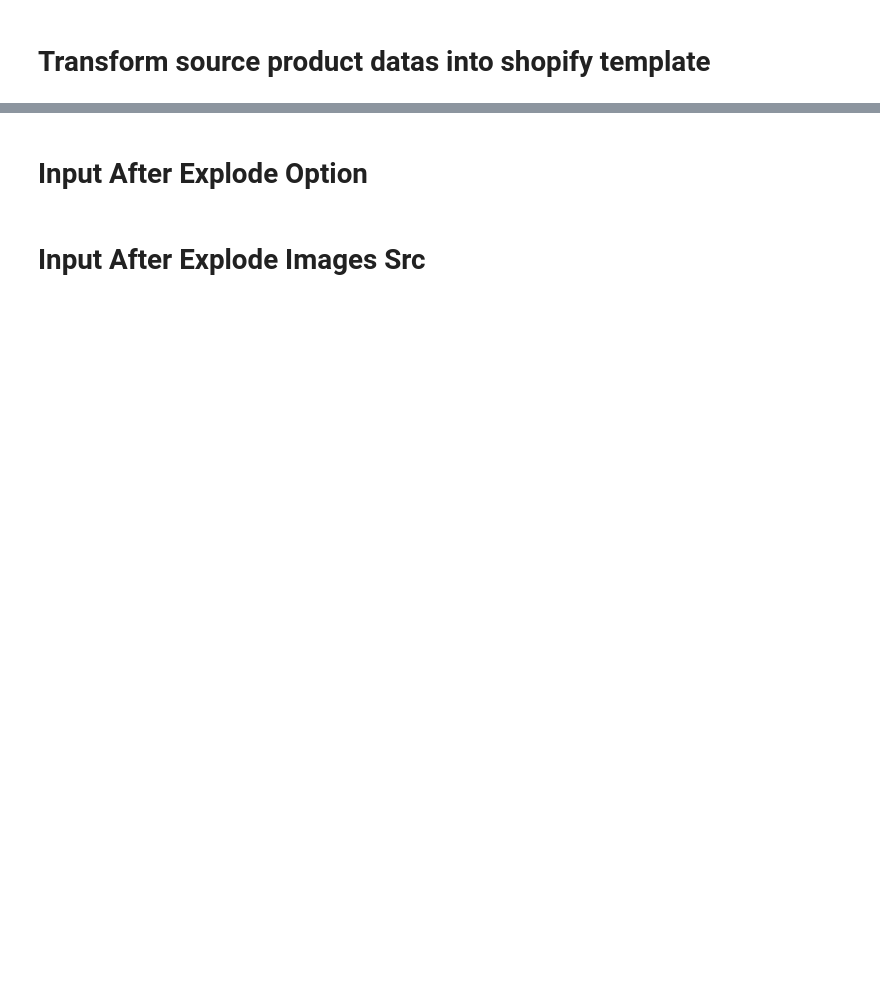
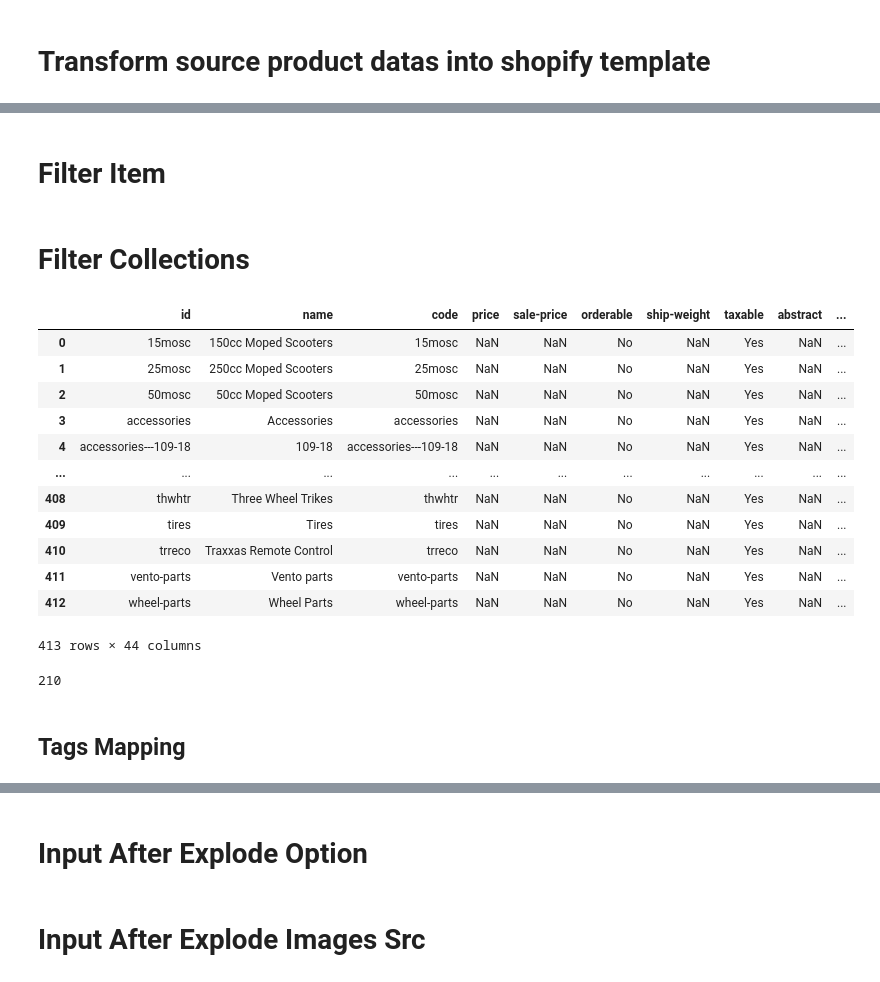
Before and after one commit to HaritsAcheiz/gasscooters, a Jupyter notebook: gasscooter_to_shopify.ipynb, the cells around one changed output, grey strips where cells are left out. Cells and saved outputs as stored; diff of their text form; code cells hidden in the pictures; blank space fills up the shorter version.

```diff
--- a/gasscooter_to_shopify.ipynb
+++ b/gasscooter_to_shopify.ipynb
@@ -179,7 +287,7 @@ template.columns
 # %% [markdown]
 # Transform source product datas into shopify template
 # %%
-source = read_all('source', encoding='latin-1')
+source = pd.read_csv('data/source.csv', encoding='latin-1')
 # %%
-trendtime_col = source[source['supplier'] == 'Sections']
+collections = pd.read_csv('data/collections.csv', encoding='utf-8')
 # %%
@@ -186,0 +336,2 @@ trendtime_prod = source[source['supplier'] != 'Sections']
+# %% [markdown]
+# Filter Item
@@ -186,0 +344,26 @@ trendtime_prod = source[source['supplier'] != 'Sections']
+# %% [markdown]
+# Filter Collections
+# %%
+source_collections = pd.merge(source, collections[collections['page_type']=='collection'], how='inner', left_on='product-url', right_on='product_url')
+# %%
+source_collections
+# %% [output]
+|  | id | name | code | price | sale-price | orderable | ship-weight | taxable | abstract | ... |
+| 0 | 15mosc | 150cc Moped Scooters | 15mosc | NaN | NaN | No | NaN | Yes | NaN | ... |
+| 1 | 25mosc | 250cc Moped Scooters | 25mosc | NaN | NaN | No | NaN | Yes | NaN | ... |
+| 2 | 50mosc | 50cc Moped Scooters | 50mosc | NaN | NaN | No | NaN | Yes | NaN | ... |
+| 3 | accessories | Accessories | accessories | NaN | NaN | No | NaN | Yes | NaN | ... |
+| 4 | accessories---109-18 | 109-18 | accessories---109-18 | NaN | NaN | No | NaN | Yes | NaN | ... |
+| ... | ... | ... | ... | ... | ... | ... | ... | ... | ... | ... |
+| 408 | thwhtr | Three Wheel Trikes | thwhtr | NaN | NaN | No | NaN | Yes | NaN | ... |
+| 409 | tires | Tires | tires | NaN | NaN | No | NaN | Yes | NaN | ... |
+| 410 | trreco | Traxxas Remote Control | trreco | NaN | NaN | No | NaN | Yes | NaN | ... |
+| 411 | vento-parts | Vento parts | vento-parts | NaN | NaN | No | NaN | Yes | NaN | ... |
+| 412 | wheel-parts | Wheel Parts | wheel-parts | NaN | NaN | No | NaN | Yes | NaN | ... |
+413 rows × 44 columns
+# %%
+source_collections['item_names'].nunique()
+# %% [output]
+210
+# %% [markdown]
+## Tags Mapping
```
Also changed, not shown: parts of 131 cells of this notebook, 4 other files.
